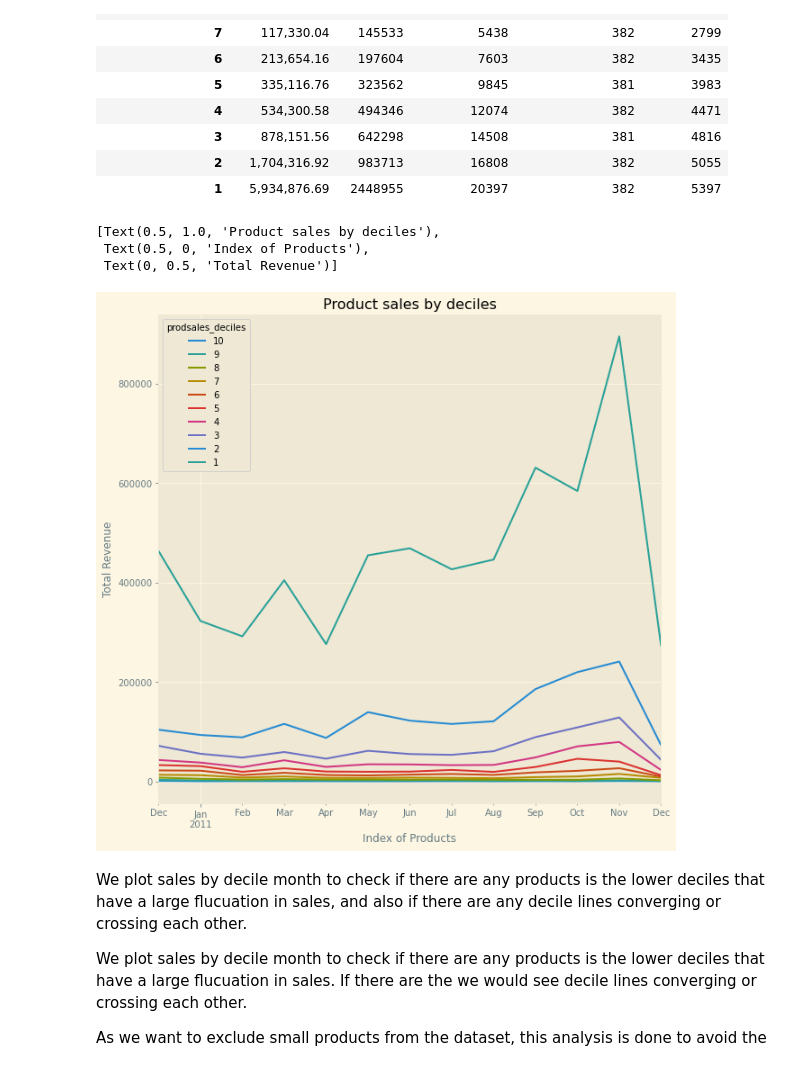
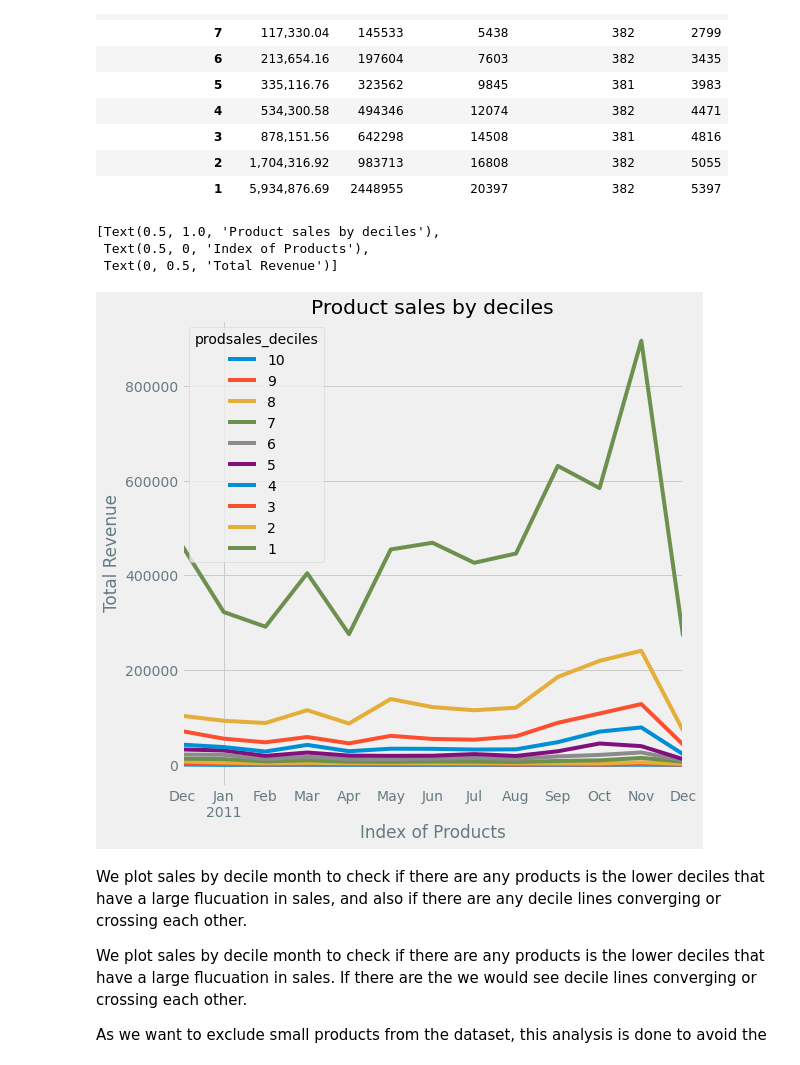
Before and after one commit to samuel-ang/product-recommender, a Jupyter notebook: code/2. Data Preprocessing & EDA.ipynb, the cells around one changed output. Drawn from its saved outputs; the diff is of its cells as text; code cells hidden in the pictures.

```diff
--- a/code/2. Data Preprocessing & EDA.ipynb
+++ b/code/2. Data Preprocessing & EDA.ipynb
@@ -93,6 +85,6 @@ import funk_svd
 # %%
 # Set chart style
-plt.style.use('Solarize_Light2')
+plt.style.use('fivethirtyeight')
 # %%
 # Set float display options
 pd.set_option('display.float_format','{:,.2f}'.format)
@@ -206,7 +198,8 @@ sales_by_product = sales_data.groupby('stockcode_caps').agg(total_revenue=('reve
                                                ).reset_index()
 # %%
 # calculate average purchase amount
-sales_by_product['avg_product_purchase'] = sales_by_product['total_revenue'] / sales_by_product['num_invoices']
+sales_by_product['avg_product_purchase'] = sales_by_product['total_revenue'
+                                                           ] / sales_by_product['num_invoices']
 # %%
 # Check for product with sales below zero: 0.5% of products have total sales less than zero
 product_negative = sales_by_product[sales_by_product['total_revenue']<0]
@@ -266,19 +259,19 @@ sales_data.groupby('prodsales_deciles').agg(
 # %%
 # monthly sales by deciles
 sales_data.groupby(['yearmonth','prodsales_deciles']) \
                         .agg(total_revenue=('revenue',np.sum)) \
                         .reset_index() \
                         .pivot_table(columns='prodsales_deciles',
                                      values='total_revenue',
                                      index='yearmonth') \
-                        .plot(figsize=(10,10)).set(title='Product sales by deciles',
+                        .plot(figsize=(8,8)).set(title='Product sales by deciles',
                    xlabel='Index of Products',
                    ylabel='Total Revenue')
 # %% [output]
 [Text(0.5, 1.0, 'Product sales by deciles'),
  Text(0.5, 0, 'Index of Products'),
  Text(0, 0.5, 'Total Revenue')]
-[figure, old version]
+[figure, new version]
 # %% [markdown]
 We plot sales by decile month to check if there are any products is the lower deciles that have a large flucuation in sales, and also if there are any decile lines converging or crossing each other.
 
```
Also changed, not shown: parts of 24 cells of this notebook, 1 other file.
